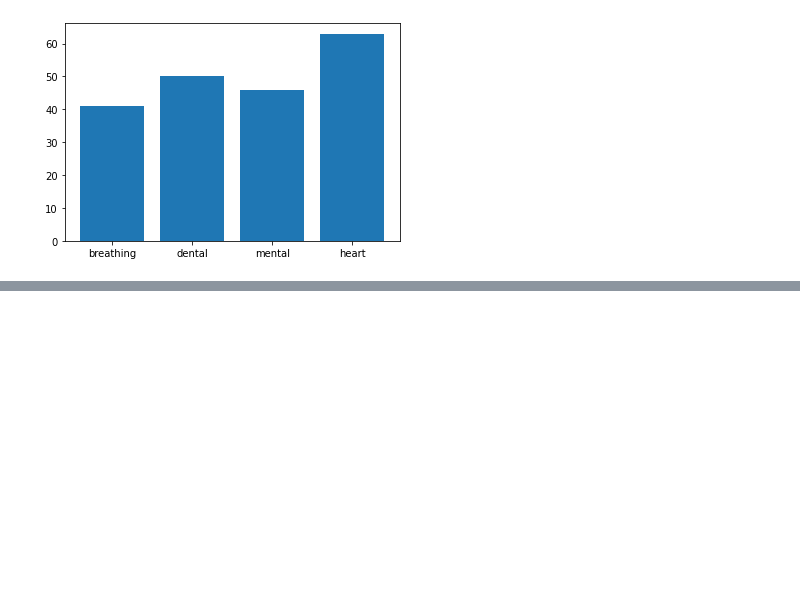
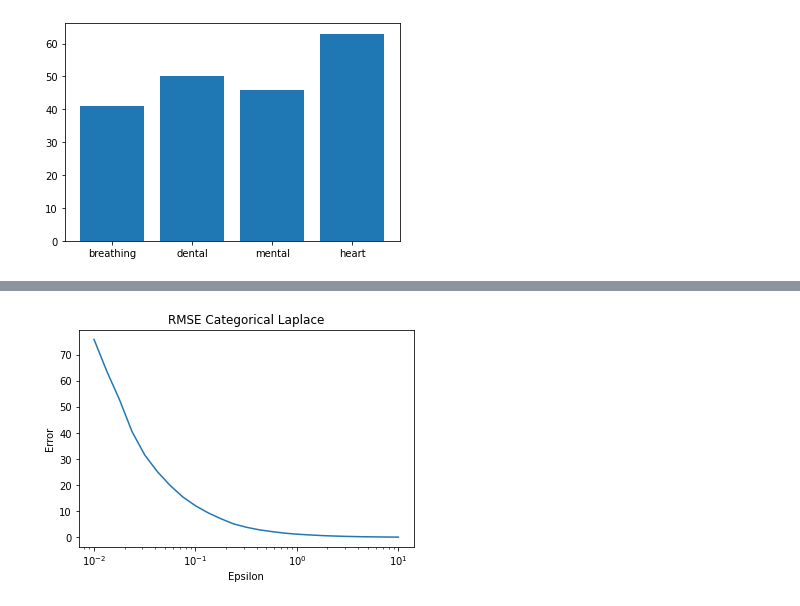
Before and after one commit to aleksandr-kataev/Privacy-Preserving-Algorithms, a Jupyter notebook: diffprivacyNoise.ipynb, the cells around one changed output, grey strips where cells are left out. Cells and saved outputs as stored; diff of their text form; code cells hidden in the pictures; blank space fills up the shorter version.

```diff
--- a/diffprivacyNoise.ipynb
+++ b/diffprivacyNoise.ipynb
@@ -78,10 +89,9 @@ for delta_value in delta_values:
         average_rmse = []
         average_mape = []
         for x in range(num_of_runs_for_epsilon):
-            private_wage_query = gaussianMechanism(wage_query, epsilon, delta_value)
+            private_wage_query = gaussianMechanism(wage_query, epsilon, delta_value, 200)
             average_rmse.append(rmse(wage_query, private_wage_query))
             average_mape.append(mape(wage_query, private_wage_query))
-
         gaussian_rmse.append(np.mean(average_rmse))
         gaussian_mape.append(np.mean(average_mape))
     gaussian_error.append([gaussian_rmse, gaussian_mape])
@@ -129,0 +141,22 @@ plt.show()
+# %%
+laplace_categorical_rmse = []
+laplace_categorical_mape = []
+for epsilon in epsilons:
+    average_rmse = []
+    average_mape = []
+    for x in range(num_of_runs_for_epsilon):
+        private_problem_query = []
+        for value in problem_query:
+            private_problem_query.append(laplaceMechanism(value, epsilon, 200))
+        average_rmse.append(mean_squared_error(problem_query, private_problem_query,                squared=False))
+        average_mape.append(mape_array(problem_query, private_problem_query))
+    laplace_categorical_rmse.append(np.mean(average_rmse))
+    laplace_categorical_mape.append(np.mean(average_mape))
+# %%
+plt.semilogx(epsilons, laplace_categorical_rmse)
+plt.xlabel('Epsilon')
+plt.ylabel('Error')
+plt.title("RMSE Categorical Laplace")
+plt.show()
+# %% [output]
+[figure, added]
```
Also changed, not shown: parts of 13 cells of this notebook.
